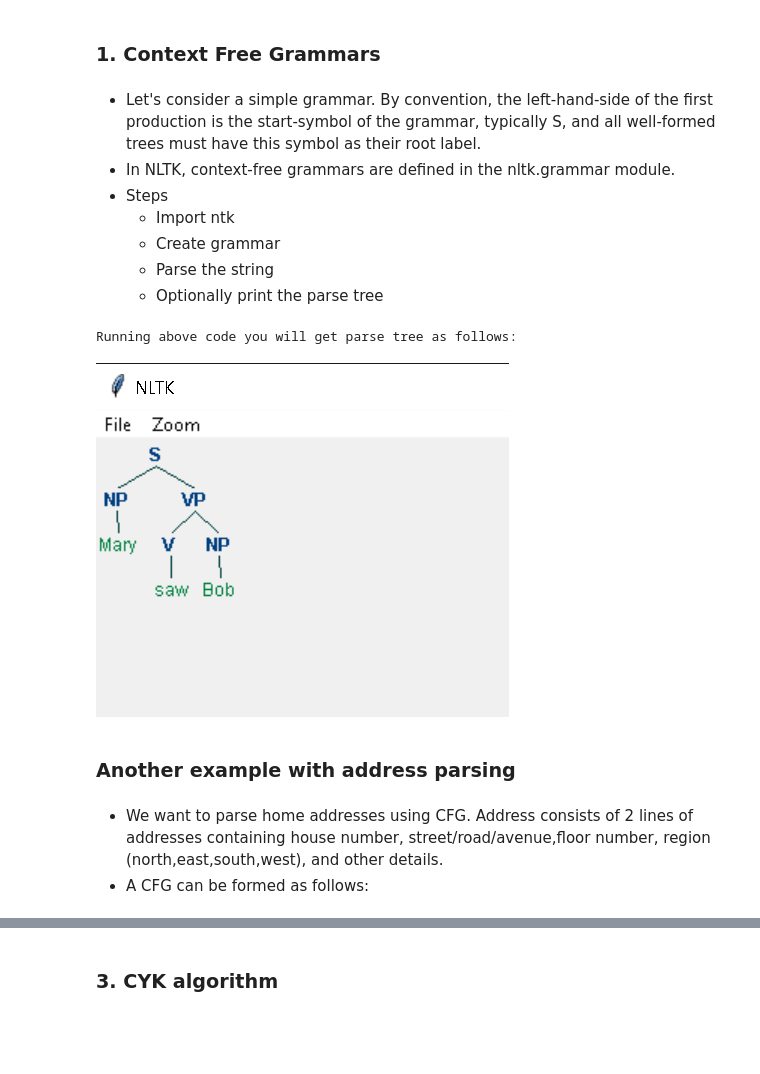
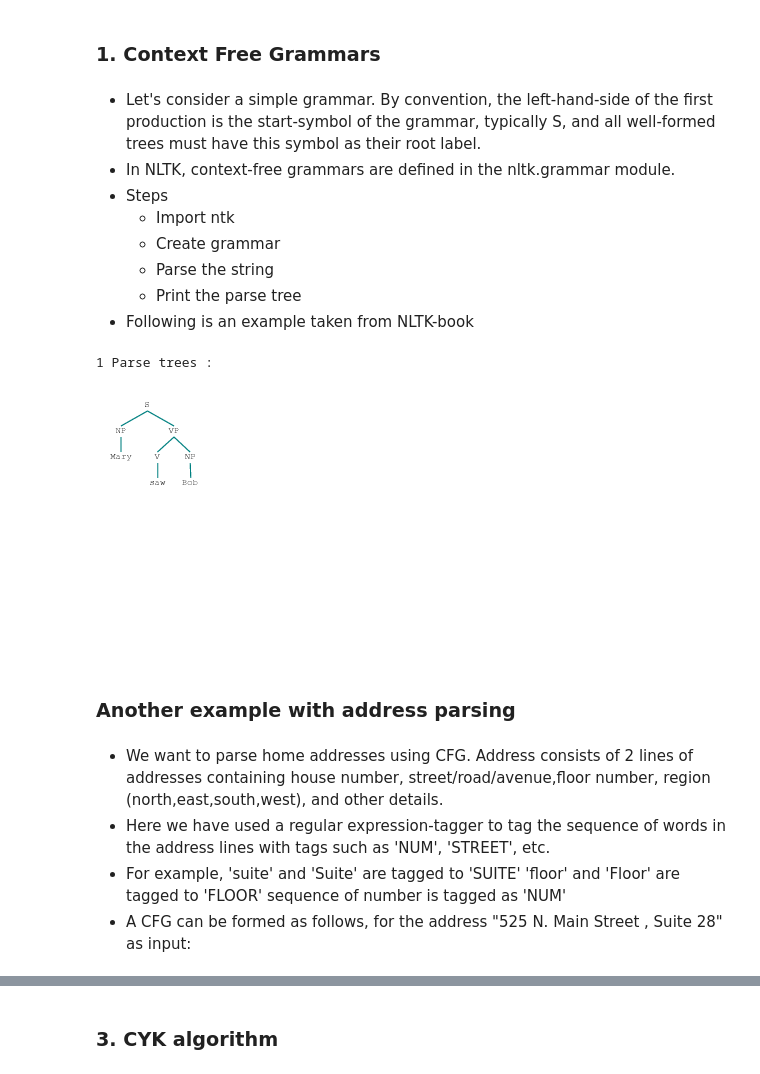
Before and after one commit to bhargav-patel/NotebooksNLP, a Jupyter notebook: notebook1.ipynb, the cells around one changed output, grey strips where cells are left out. Cells and saved outputs as stored; diff of their text form; code cells hidden in the pictures; blank space fills up the shorter version.

```diff
--- a/notebook1.ipynb
+++ b/notebook1.ipynb
@@ -9,35 +9,67 @@
     - Import ntk
     - Create grammar
     - Parse the string
-    - Optionally print the parse tree
+    - Print the parse tree
+- Following is an example taken from NLTK-book
 # %%
+#code snippet taken from http://www.nltk.org/book/
+
 import nltk
 grammar1 = nltk.CFG.fromstring("""
 S -> NP VP
 VP -> V NP | V NP PP
 PP -> P NP
 V -> "saw" | "ate" | "walked"
 NP -> "John" | "Mary" | "Bob" | Det N | Det N PP
 Det -> "a" | "an" | "the" | "my"
 N -> "man" | "dog" | "cat" | "telescope" | "park"
 P -> "in" | "on" | "by" | "with"
 """)
 sent = "Mary saw Bob".split()
 parser = nltk.ChartParser(grammar1)
+
+#showing parsed trees
+
+num_of_parse = len(list(parser.parse(sent)))
+
+print(num_of_parse,"Parse trees : ")
+
+from nltk import Tree
+from nltk.draw.util import CanvasFrame
+from nltk.draw import TreeWidget
+
+import os
+from IPython.display import Image
+from IPython.display import display
+
+
+c =0
 for tree in parser.parse(sent):
-    tree.draw()   # use "print(tree)" to just print the tree
+    cf = CanvasFrame()
+    t = Tree.fromstring(str(tree))
+    tc = TreeWidget(cf.canvas(),t)
+    cf.add_widget(tc,10,10) # (10,10) offsets
+    cf.print_to_file('tree'+str(c)+'.ps')
+    cf.destroy()
+
+    os.system('convert tree'+str(c)+'.ps tree'+str(c)+'.png')
+
+    display(Image(filename='./tree'+str(c)+'.png'))
+
+    c+=1
+# %% [output]
+1 Parse trees :
+[figure, added]
-# %%
-from IPython.display import Image
-print ('Running above code you will get parse tree as follows:')
-Image(filename='./images/extra1.jpg')
-# %% [output]
-Running above code you will get parse tree as follows:
-[figure, removed]
 # %% [markdown]
 <h3>Another example with address parsing</h3>
 # %% [markdown]
 - We want to parse home addresses using CFG. Address consists of 2 lines of addresses containing house number, street/road/avenue,floor number, region (north,east,south,west), and other details.
-- A CFG can be formed as follows:
+- Here we have used a regular expression-tagger to tag the sequence of words in the address lines with tags such as 'NUM', 'STREET', etc.
+- For example,
+                'suite' and 'Suite' are tagged to 'SUITE'
+                'floor' and 'Floor' are tagged to 'FLOOR'
+                 sequence of number is tagged as 'NUM'
+- A CFG can be formed as follows, for the address "525 N. Main Street , Suite 28" as input:
 # %%
 import nltk
 grammar1 = nltk.CFG.fromstring("""
```
Also changed, not shown: parts of 21 cells of this notebook, 1 other file.
